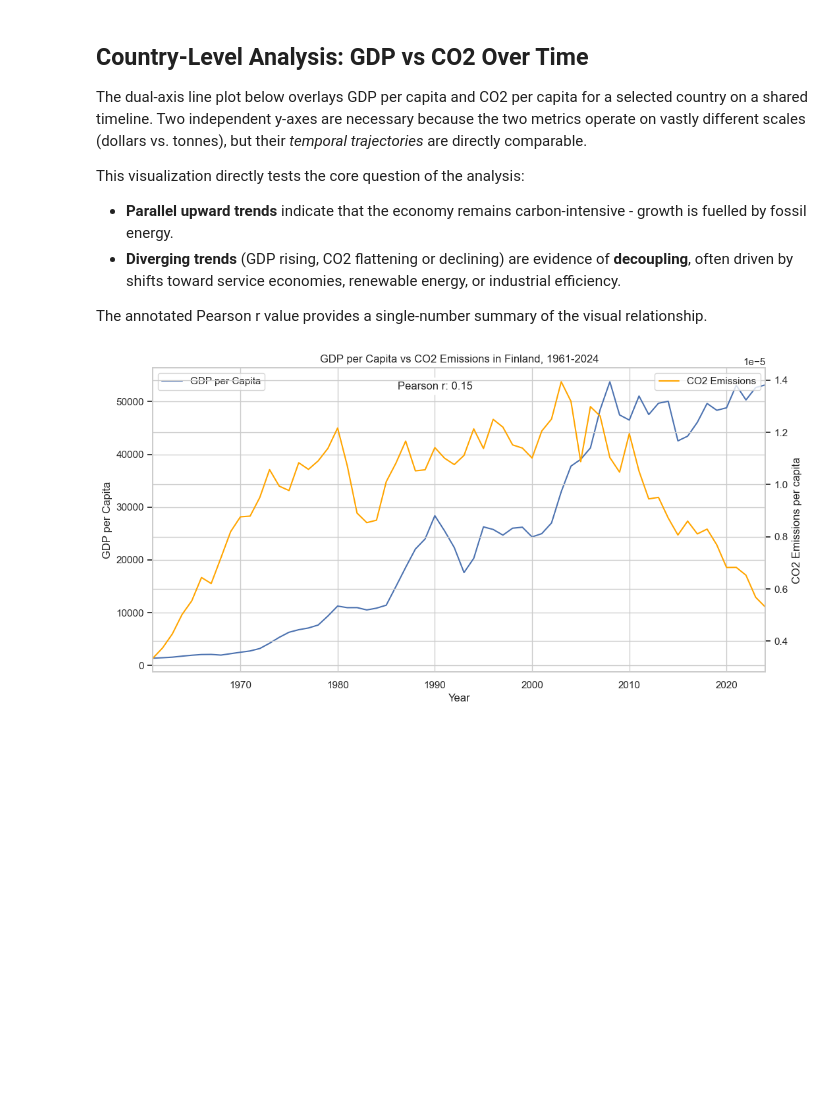
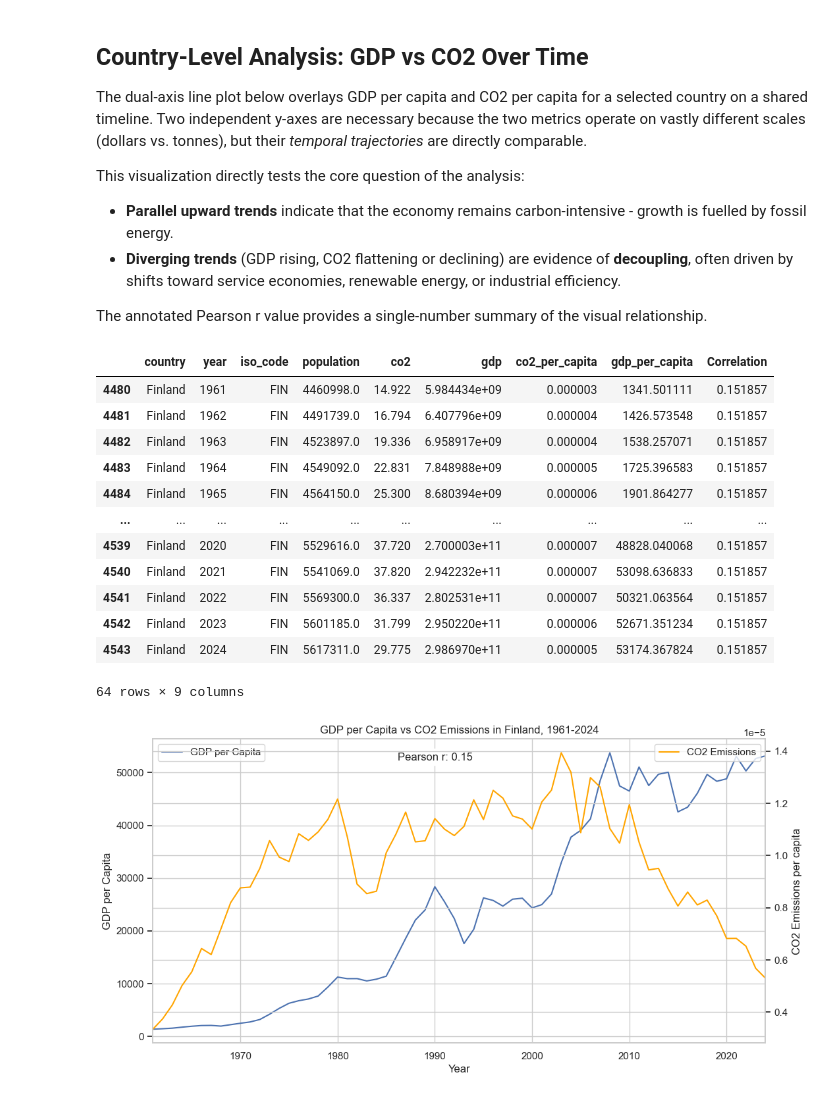
Before and after one commit to fabianfrank-dev/carbon_analysis, a Jupyter notebook: data_analytics_project.ipynb, the cells around one changed output. Drawn from its saved outputs; the diff is of its cells as text; code cells hidden in the pictures; blank space fills up the shorter version.

```diff
--- a/data_analytics_project.ipynb
+++ b/data_analytics_project.ipynb
@@ -152,12 +199,26 @@ The annotated Pearson r value provides a single-number summary of the visual rel
 # %%
 # random choice of countries to be compares
 country = 'Finland'
 my_selection = [country]
 
 # create a dataframe just for those countries
-df_selected = main_df[main_df['country'].isin(my_selection)]
+df_selected = base_df[base_df['country'].isin(my_selection)]
 
 df_selected
+# %% [output]
+|  | country | year | iso_code | population | co2 | gdp | co2_per_capita | gdp_per_capita | Correlation |
+| 4480 | Finland | 1961 | FIN | 4460998.0 | 14.922 | 5.984434e+09 | 0.000003 | 1341.501111 | 0.151857 |
+| 4481 | Finland | 1962 | FIN | 4491739.0 | 16.794 | 6.407796e+09 | 0.000004 | 1426.573548 | 0.151857 |
+| 4482 | Finland | 1963 | FIN | 4523897.0 | 19.336 | 6.958917e+09 | 0.000004 | 1538.257071 | 0.151857 |
+| 4483 | Finland | 1964 | FIN | 4549092.0 | 22.831 | 7.848988e+09 | 0.000005 | 1725.396583 | 0.151857 |
+| 4484 | Finland | 1965 | FIN | 4564150.0 | 25.300 | 8.680394e+09 | 0.000006 | 1901.864277 | 0.151857 |
+| ... | ... | ... | ... | ... | ... | ... | ... | ... | ... |
+| 4539 | Finland | 2020 | FIN | 5529616.0 | 37.720 | 2.700003e+11 | 0.000007 | 48828.040068 | 0.151857 |
+| 4540 | Finland | 2021 | FIN | 5541069.0 | 37.820 | 2.942232e+11 | 0.000007 | 53098.636833 | 0.151857 |
+| 4541 | Finland | 2022 | FIN | 5569300.0 | 36.337 | 2.802531e+11 | 0.000007 | 50321.063564 | 0.151857 |
+| 4542 | Finland | 2023 | FIN | 5601185.0 | 31.799 | 2.950220e+11 | 0.000006 | 52671.351234 | 0.151857 |
+| 4543 | Finland | 2024 | FIN | 5617311.0 | 29.775 | 2.986970e+11 | 0.000005 | 53174.367824 | 0.151857 |
+64 rows × 9 columns
 # %%
 # create a figure and axes
 
```
Also changed, not shown: parts of 14 cells of this notebook.
